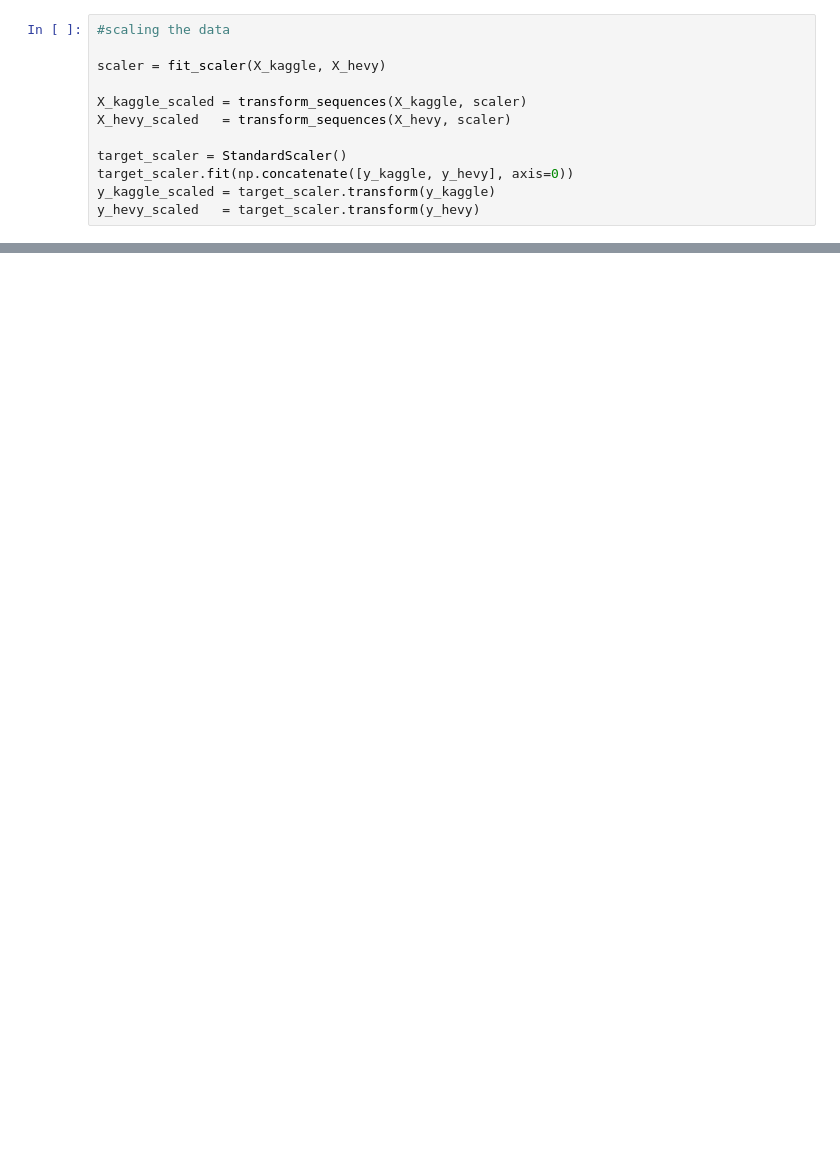
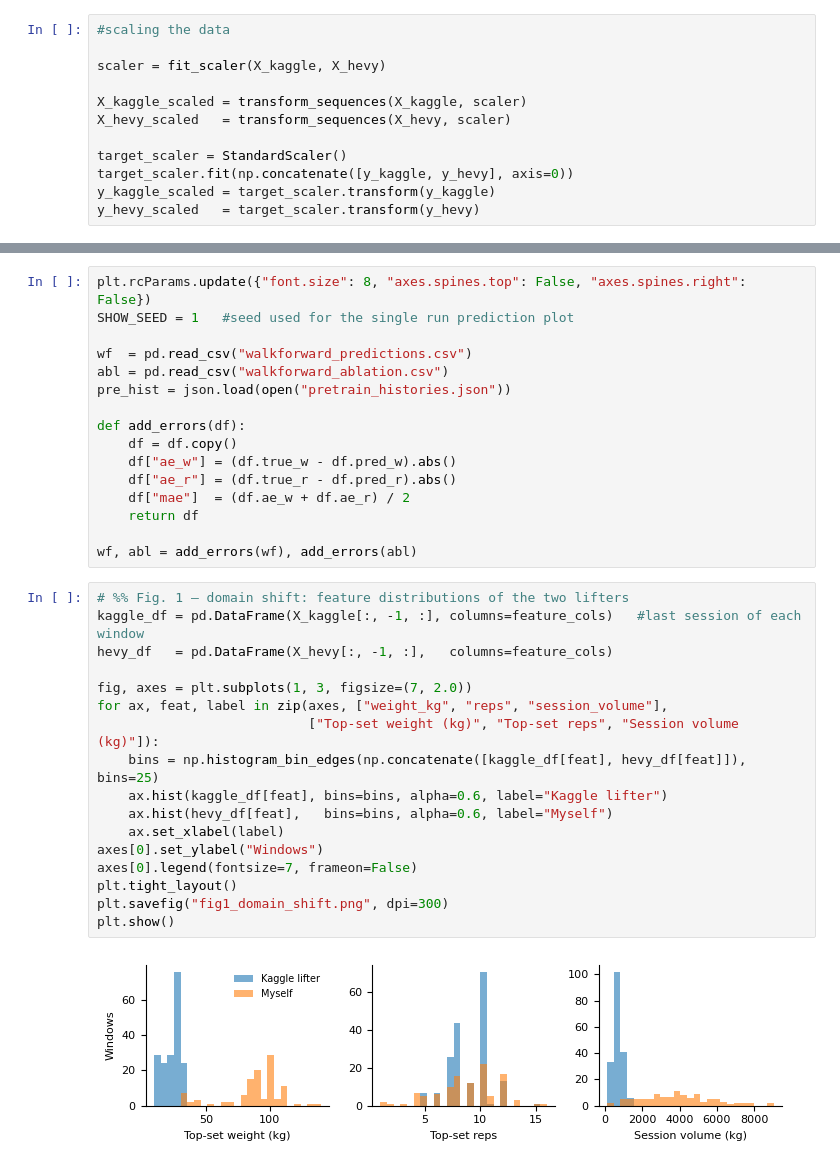
Before and after one commit to NOSWADH/AIML339-Project, a Jupyter notebook: main.ipynb, the cells around one changed output, grey strips where cells are left out. Cells and saved outputs as stored; diff of their text form; blank space fills up the shorter version.

```diff
--- a/main.ipynb
+++ b/main.ipynb
@@ -478,0 +254,35 @@ plt.show()
+# %%
+plt.rcParams.update({"font.size": 8, "axes.spines.top": False, "axes.spines.right": False})
+SHOW_SEED = 1   #seed used for the single run prediction plot
+
+wf  = pd.read_csv("walkforward_predictions.csv")
+abl = pd.read_csv("walkforward_ablation.csv")
+pre_hist = json.load(open("pretrain_histories.json"))
+
+def add_errors(df):
+    df = df.copy()
+    df["ae_w"] = (df.true_w - df.pred_w).abs()
+    df["ae_r"] = (df.true_r - df.pred_r).abs()
+    df["mae"]  = (df.ae_w + df.ae_r) / 2
+    return df
+
+wf, abl = add_errors(wf), add_errors(abl)
+# %%
+# %% Fig. 1 — domain shift: feature distributions of the two lifters
+kaggle_df = pd.DataFrame(X_kaggle[:, -1, :], columns=feature_cols)   #last session of each window
+hevy_df   = pd.DataFrame(X_hevy[:, -1, :],   columns=feature_cols)
+
+fig, axes = plt.subplots(1, 3, figsize=(7, 2.0))
+for ax, feat, label in zip(axes, ["weight_kg", "reps", "session_volume"],
+                           ["Top-set weight (kg)", "Top-set reps", "Session volume (kg)"]):
+    bins = np.histogram_bin_edges(np.concatenate([kaggle_df[feat], hevy_df[feat]]), bins=25)
+    ax.hist(kaggle_df[feat], bins=bins, alpha=0.6, label="Kaggle lifter")
+    ax.hist(hevy_df[feat],   bins=bins, alpha=0.6, label="Myself")
+    ax.set_xlabel(label)
+axes[0].set_ylabel("Windows")
+axes[0].legend(fontsize=7, frameon=False)
+plt.tight_layout()
+plt.savefig("fig1_domain_shift.png", dpi=300)
+plt.show()
+# %% [output]
+[figure, added]
```
Also changed, not shown: parts of 25 cells of this notebook.
